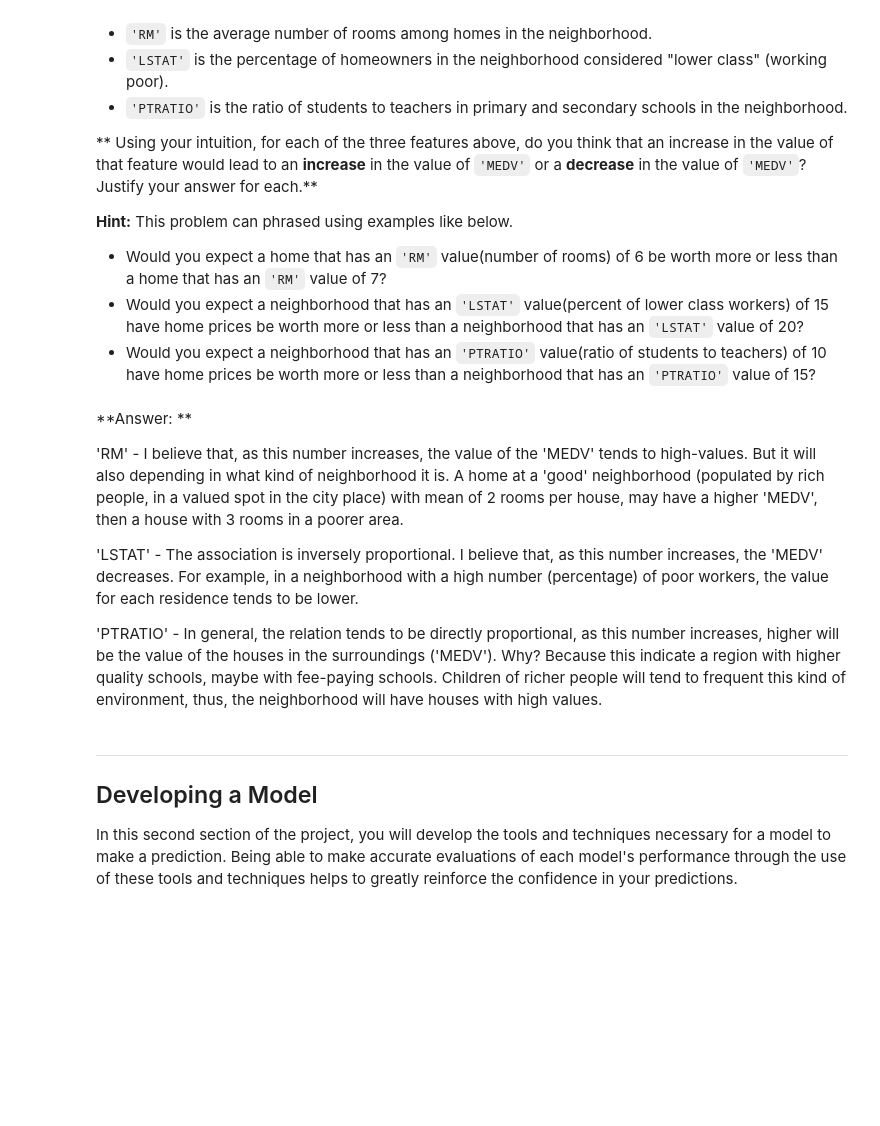
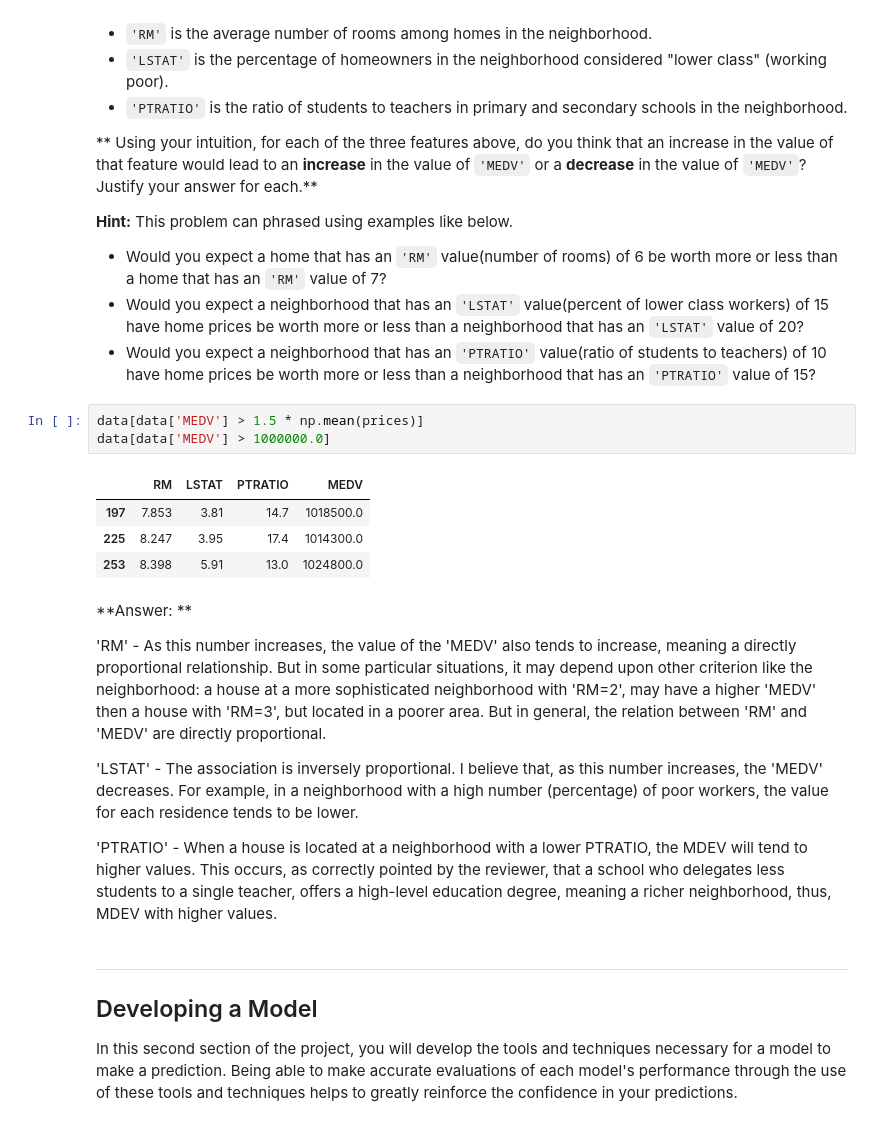
Before and after one commit to jppnavarro/courses, a Jupyter notebook: udacity/ml-nd/boston_housing/boston_housing.ipynb, the cells around one changed output. Drawn from its saved outputs; the diff is of its cells as text; blank space fills up the shorter version.

```diff
--- a/udacity/ml-nd/boston_housing/boston_housing.ipynb
+++ b/udacity/ml-nd/boston_housing/boston_housing.ipynb
@@ -97,14 +97,22 @@ As a reminder, we are using three features from the Boston housing dataset: `'RM
 * Would you expect a home that has an `'RM'` value(number of rooms) of 6 be worth more or less than a home that has an `'RM'` value of 7?
 * Would you expect a neighborhood that has an `'LSTAT'` value(percent of lower class workers) of 15 have home prices be worth more or less than a neighborhood that has an `'LSTAT'` value of 20?
 * Would you expect a neighborhood that has an `'PTRATIO'` value(ratio of students to teachers) of 10 have home prices be worth more or less than a neighborhood that has an `'PTRATIO'` value of 15?
+# %%
+data[data['MEDV'] > 1.5 * np.mean(prices)]
+data[data['MEDV'] > 1000000.0]
+# %% [output]
+|  | RM | LSTAT | PTRATIO | MEDV |
+| 197 | 7.853 | 3.81 | 14.7 | 1018500.0 |
+| 225 | 8.247 | 3.95 | 17.4 | 1014300.0 |
+| 253 | 8.398 | 5.91 | 13.0 | 1024800.0 |
 # %% [markdown]
 **Answer: **
 
-'RM' - I believe that, as this number increases, the value of the 'MEDV' tends to high-values. But it will also depending in what kind of neighborhood it is. A home at a 'good' neighborhood (populated by rich people, in a valued spot in the city place) with mean of 2 rooms per house, may have a higher 'MEDV', then a house with 3 rooms in a poorer area.
+'RM' - As this number increases, the value of the 'MEDV' also tends to increase, meaning a directly proportional relationship. But in some particular situations, it may depend upon other criterion like the neighborhood: a house at a more sophisticated neighborhood with 'RM=2', may have a higher 'MEDV' then a house with 'RM=3', but located in a poorer area. But in general, the relation between 'RM' and 'MEDV' are directly proportional.
 
 'LSTAT' - The association is inversely proportional. I believe that, as this number increases, the 'MEDV' decreases. For example, in a neighborhood with a high number (percentage) of poor workers, the value for each residence tends to be lower.
 
-'PTRATIO' - In general, the relation tends to be directly proportional, as this number increases, higher will be the value of the houses in the surroundings ('MEDV'). Why? Because this indicate a region with higher quality schools, maybe with fee-paying schools. Children of richer people will tend to frequent this kind of environment, thus, the neighborhood will have houses with high values.
+'PTRATIO' - When a house is located at a neighborhood with a lower PTRATIO, the MDEV will tend to higher values. This occurs, as correctly pointed by the reviewer, that a school who delegates less students to a single teacher, offers a high-level education degree, meaning a richer neighborhood, thus, MDEV with higher values.
 # %% [markdown]
 ----
 
```
Also changed, not shown: parts of 7 cells of this notebook.
